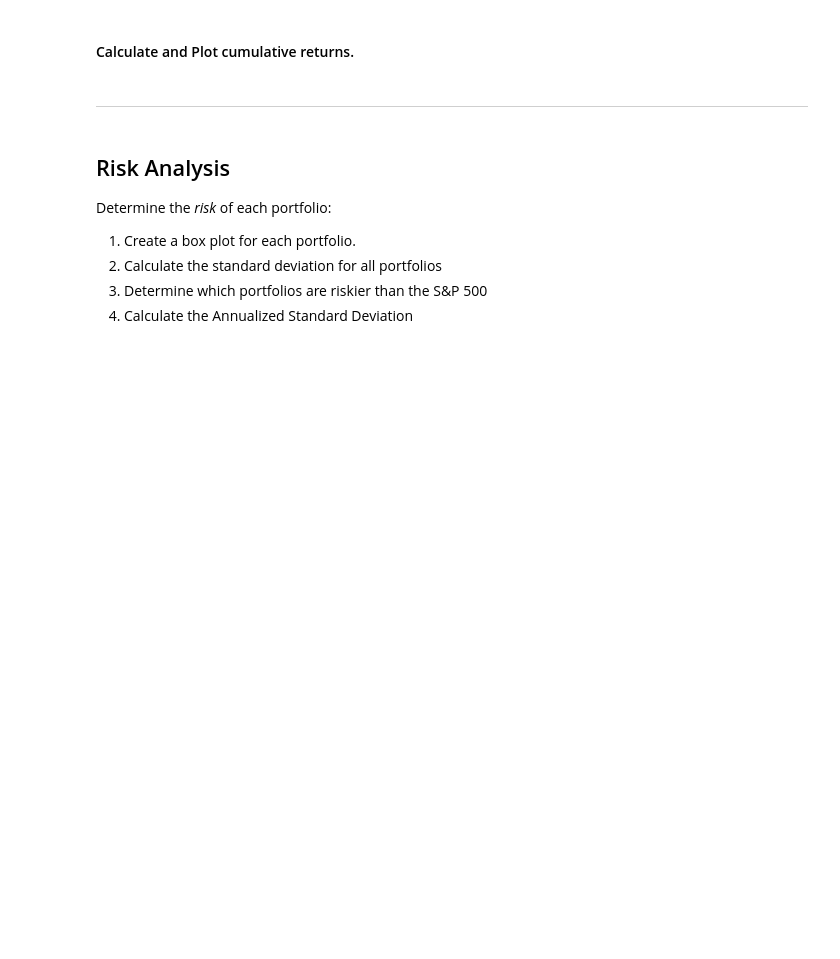
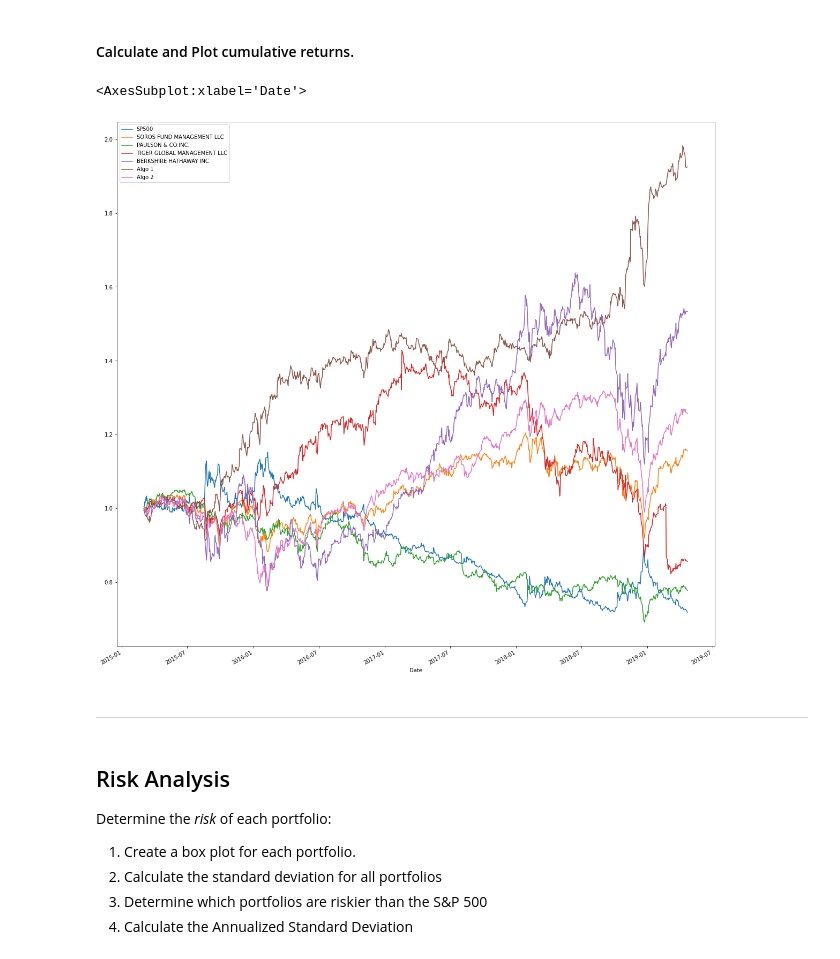
Before and after one commit to shishirsuman6/Portfolio-Performance-Analyser, a Jupyter notebook: whale_analysis.ipynb, the cells around one changed output. Cells and saved outputs as stored; diff of their text form; code cells hidden in the pictures; blank space fills up the shorter version.

```diff
--- a/whale_analysis.ipynb
+++ b/whale_analysis.ipynb
@@ -215,8 +219,13 @@ In this section, you will calculate and visualize performance and risk metrics f
 #### Calculate and Plot cumulative returns.
 # %%
 # Calculate cumulative returns of all portfolios
+cumulative_returns= (1+all_portfolio_returns).cumprod()
 
 # Plot cumulative returns
+cumulative_returns.plot(figsize=(20,20), legend=True)
+# %% [output]
+<AxesSubplot:xlabel='Date'>
+[figure, added]
 # %% [markdown]
 ---
 # %% [markdown]
```
Also changed, not shown: parts of 1 cell of this notebook.
